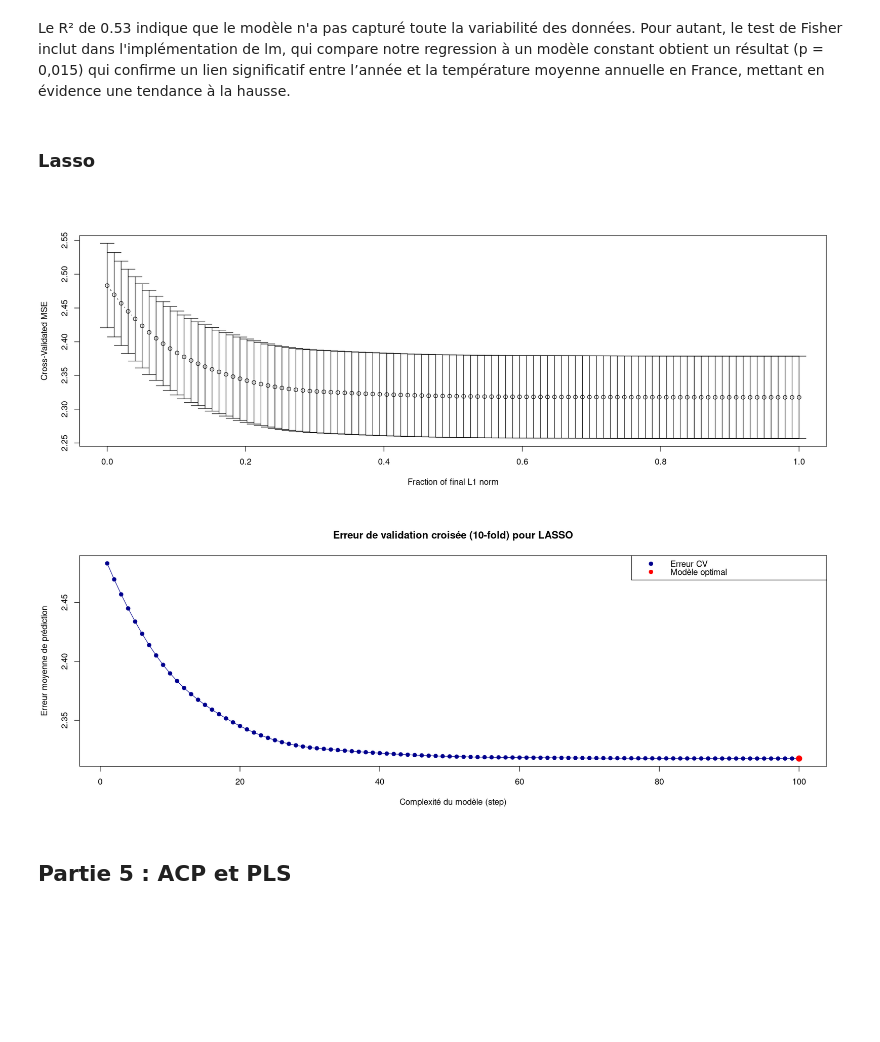
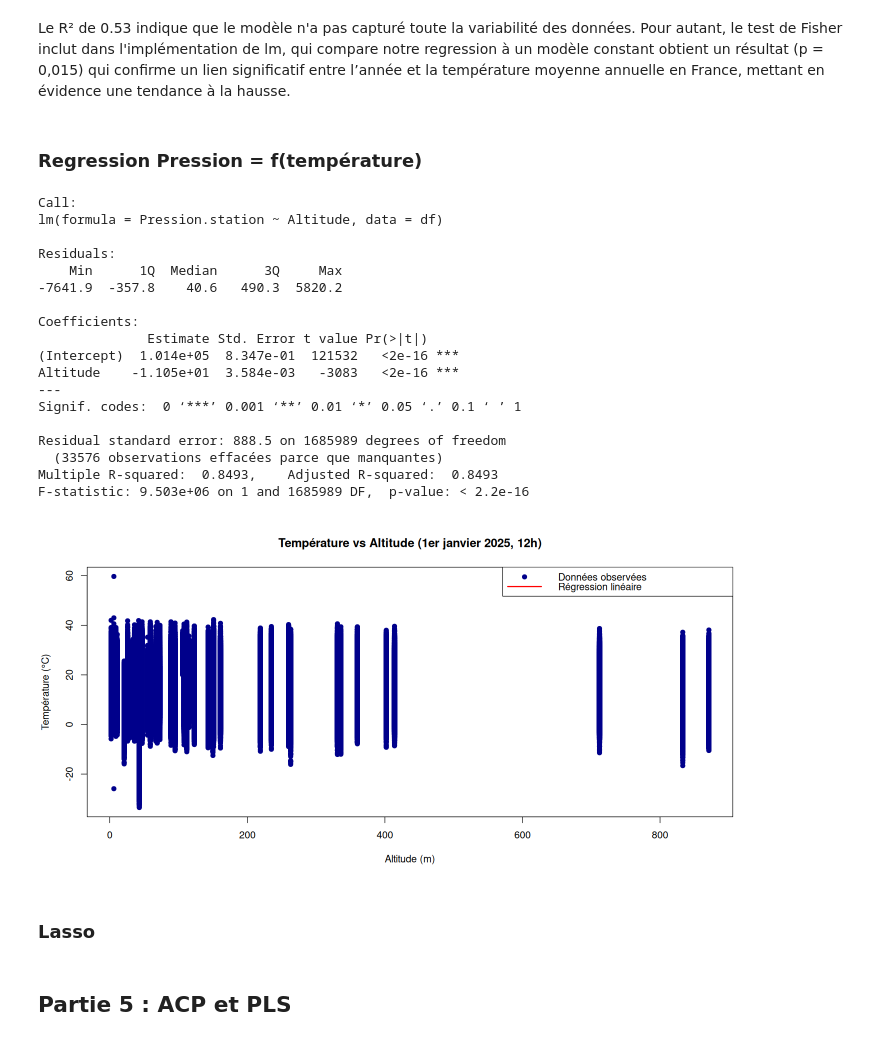
Before and after one commit to alextonon/BE_R, a Jupyter notebook: BE_final.ipynb, the cells around one changed output. Drawn from its saved outputs; the diff is of its cells as text; code cells hidden in the pictures; blank space fills up the shorter version.

```diff
--- a/BE_final.ipynb
+++ b/BE_final.ipynb
@@ -737,10 +621,48 @@ F-statistic: 10.14 on 1 and 7 DF,  p-value: 0.01538
 # %% [markdown]
 Le R² de 0.53 indique que le modèle n'a pas capturé toute la variabilité des données. Pour autant, le test de Fisher inclut dans l'implémentation de lm, qui compare notre regression à un modèle constant obtient un résultat (p = 0,015) qui confirme un lien significatif entre l’année et la température moyenne annuelle en France, mettant en évidence une tendance à la hausse.
+# %% [markdown]
+### Regression Pression = f(température)
+# %%
+# Régression linéaire
+model_trend <- lm(Pression.station ~ Altitude, data = df)
+summary(model_trend)
+
+par(bg = "white")
+
+plot(
+  df$Altitude, df$Température...C.,
+  main = "Température vs Altitude (1er janvier 2025, 12h)",
+  xlab = "Altitude (m)", ylab = "Température (°C)",
+  pch = 19, col = "darkblue"
+)
+abline(model_trend, col = "red", lwd = 2)
+
+legend("topright",
+       legend = c("Données observées", "Régression linéaire"),
+       col = c("darkblue", "red"), pch = c(19, NA), lty = c(NA, 1), lwd = c(NA, 2))
+# %% [output]
+Call:
+lm(formula = Pression.station ~ Altitude, data = df)
+
+Residuals:
+    Min      1Q  Median      3Q     Max
+-7641.9  -357.8    40.6   490.3  5820.2
+
+Coefficients:
+              Estimate Std. Error t value Pr(>|t|)
+(Intercept)  1.014e+05  8.347e-01  121532   <2e-16 ***
+Altitude    -1.105e+01  3.584e-03   -3083   <2e-16 ***
+---
+Signif. codes:  0 ‘***’ 0.001 ‘**’ 0.01 ‘*’ 0.05 ‘.’ 0.1 ‘ ’ 1
+
+Residual standard error: 888.5 on 1685989 degrees of freedom
+  (33576 observations effacées parce que manquantes)
+Multiple R-squared:  0.8493,    Adjusted R-squared:  0.8493
+F-statistic: 9.503e+06 on 1 and 1685989 DF,  p-value: < 2.2e-16
+[figure, added]
 # %% [markdown]
 ### Lasso
 # %%
-library(lars)
-
 cols_basics <- c(
   "Pression.au.niveau.mer",
   "Direction.du.vent.moyen.10.mn",
@@ -780,9 +702,8 @@ plot(cv_lasso$cv, type = "o", pch = 19, col = "darkblue",
 points(which.min(cv_lasso$cv), min(cv_lasso$cv), col = "red", pch = 19, cex = 1.5)
 legend("topright", legend = c("Erreur CV", "Modèle optimal"),
        col = c("darkblue", "red"), pch = 19)
+
+summary(model_lasso)
-# %% [output]
-[figure, removed]
-[figure, removed]
 # %% [markdown]
 ## Partie 5 : ACP et PLS
 # %% [markdown]
```
Also changed, not shown: parts of 51 cells of this notebook.
